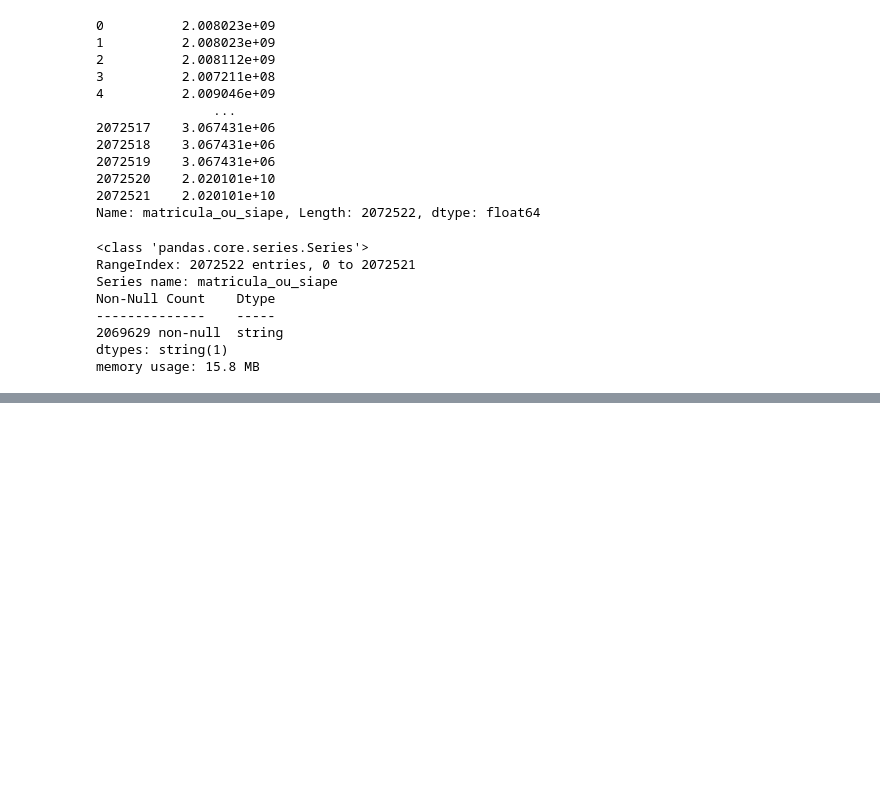
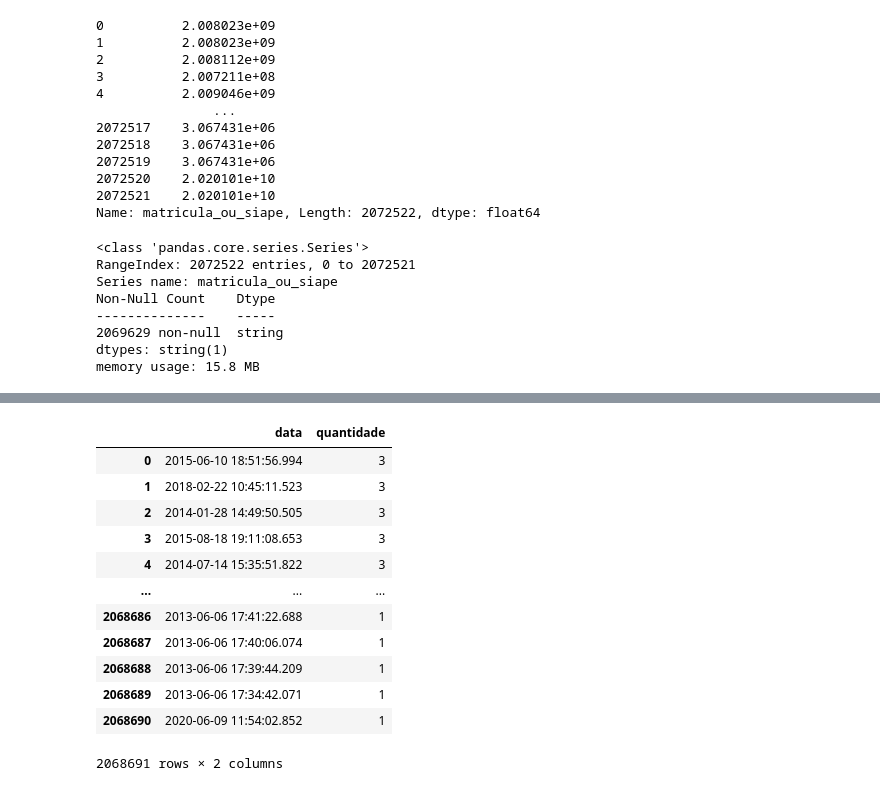
Before and after one commit to caioassis-dev/books_data_analysis-_with_pandas, a Jupyter notebook: book_data_analysis.ipynb, the cells around one changed output, grey strips where cells are left out. Cells and saved outputs as stored; diff of their text form; code cells hidden in the pictures; blank space fills up the shorter version.

```diff
--- a/book_data_analysis.ipynb
+++ b/book_data_analysis.ipynb
@@ -237,0 +255,21 @@ memory usage: 15.8 MB
+# %%
+emprestimos = len(emprestimos_total['id_emprestimo'].drop_duplicates())
+
+emprestimos_data = pd.DataFrame(emprestimos_total['data_emprestimo'].value_counts()).reset_index()
+emprestimos_data.columns = ['data','quantidade']
+emprestimos_data['data'] = pd.to_datetime(emprestimos_data['data'])
+emprestimos_data
+# %% [output]
+|  | data | quantidade |
+| 0 | 2015-06-10 18:51:56.994 | 3 |
+| 1 | 2018-02-22 10:45:11.523 | 3 |
+| 2 | 2014-01-28 14:49:50.505 | 3 |
+| 3 | 2015-08-18 19:11:08.653 | 3 |
+| 4 | 2014-07-14 15:35:51.822 | 3 |
+| ... | ... | ... |
+| 2068686 | 2013-06-06 17:41:22.688 | 1 |
+| 2068687 | 2013-06-06 17:40:06.074 | 1 |
+| 2068688 | 2013-06-06 17:39:44.209 | 1 |
+| 2068689 | 2013-06-06 17:34:42.071 | 1 |
+| 2068690 | 2020-06-09 11:54:02.852 | 1 |
+2068691 rows × 2 columns
```
Also changed, not shown: parts of 5 cells of this notebook.
